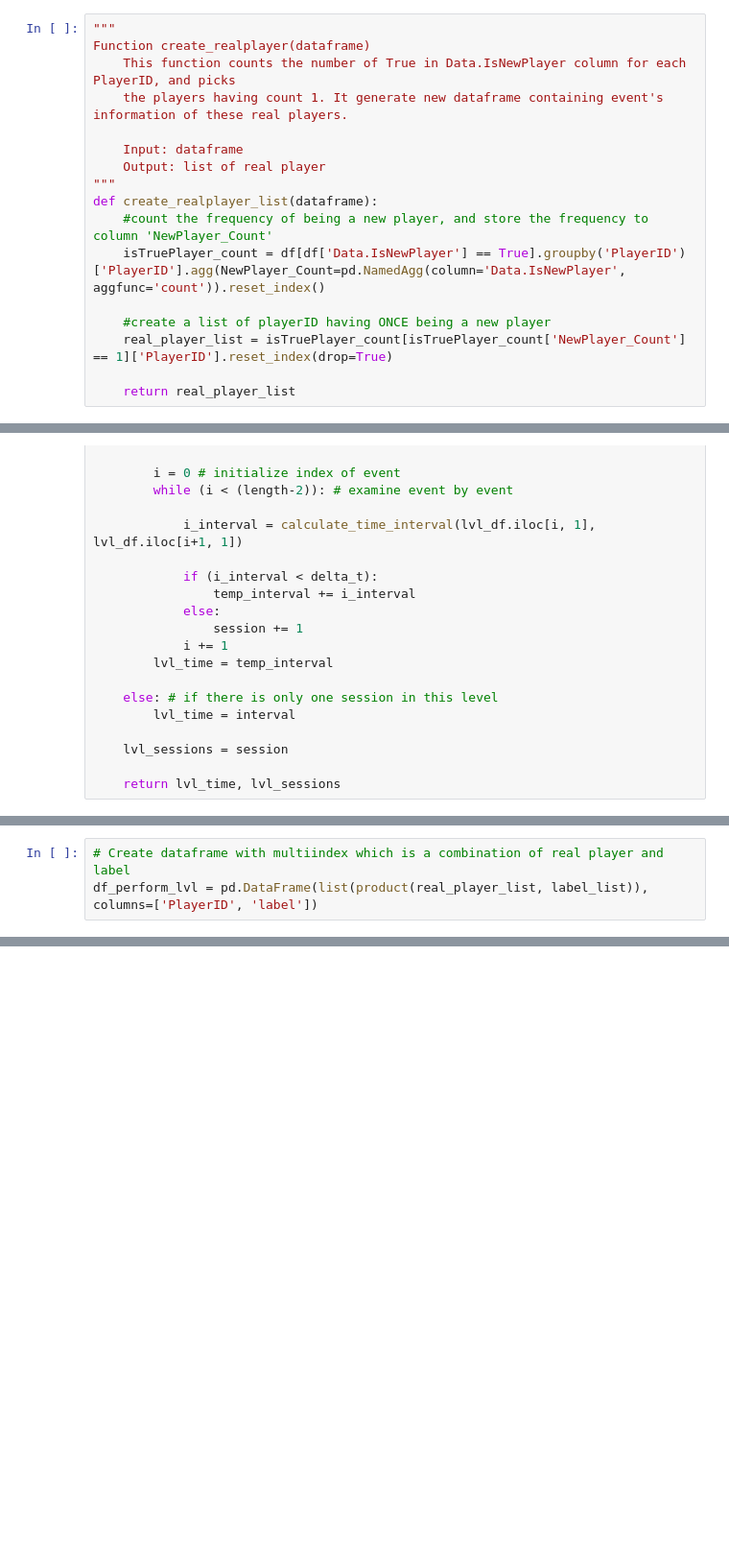
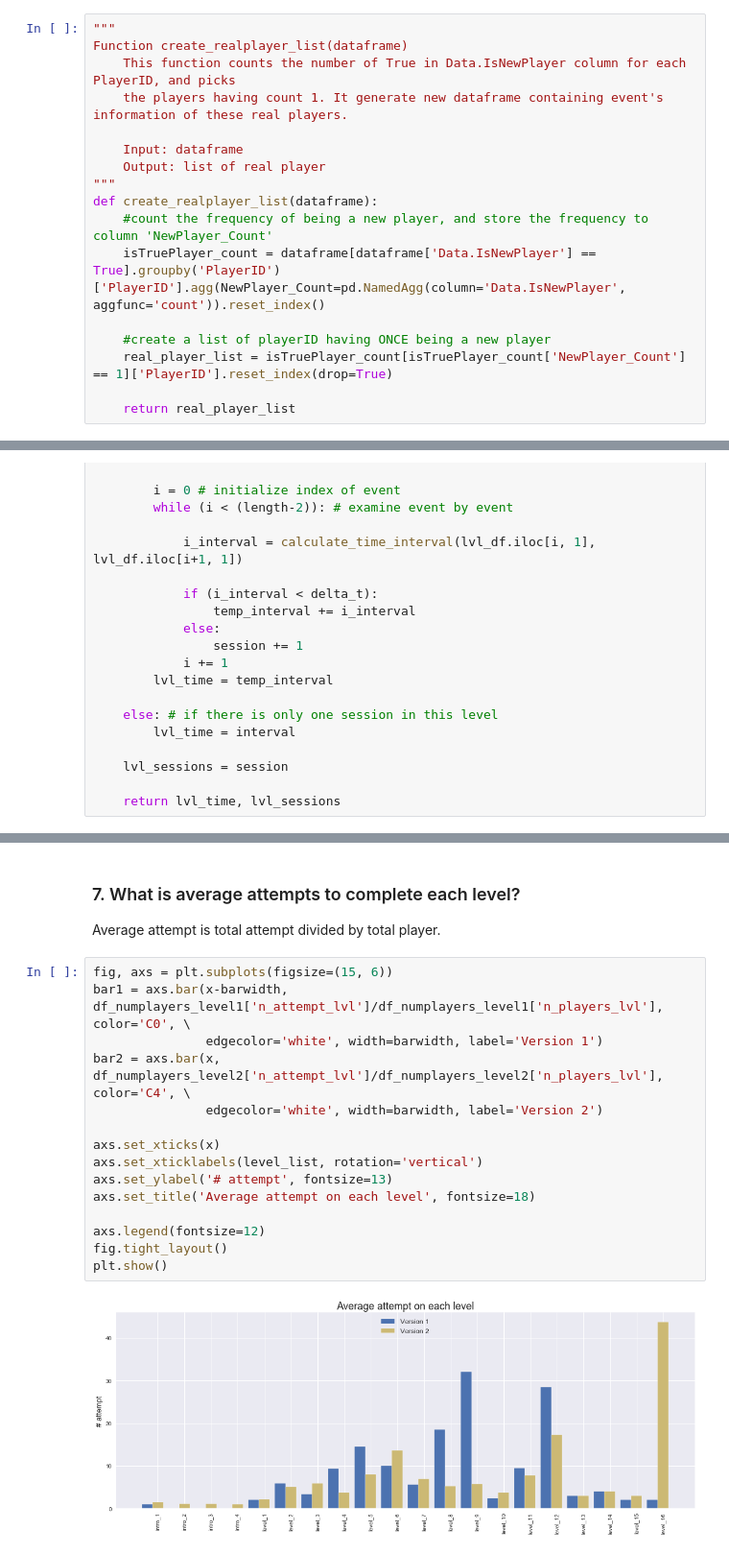
Before and after one commit to lsidharta/Plushie-Defence-Analysis, a Jupyter notebook: Plushie-Defence-Analysis/src/PlushieAnalysis.ipynb, the cells around one changed output, grey strips where cells are left out. Shown: that part at 96% size. Cells and saved outputs as stored; diff of their text form; blank space fills up the shorter version.

```diff
--- a/Plushie-Defence-Analysis/src/PlushieAnalysis.ipynb
+++ b/Plushie-Defence-Analysis/src/PlushieAnalysis.ipynb
@@ -192,6 +237,6 @@ The whole number of unique players in this game: 70
 # %%
 """
-Function create_realplayer(dataframe)
+Function create_realplayer_list(dataframe)
     This function counts the number of True in Data.IsNewPlayer column for each PlayerID, and picks
     the players having count 1. It generate new dataframe containing event's information of these real players.
 
@@ -200,7 +245,7 @@ Function create_realplayer(dataframe)
 """
 def create_realplayer_list(dataframe):
     #count the frequency of being a new player, and store the frequency to column 'NewPlayer_Count'
-    isTruePlayer_count = df[df['Data.IsNewPlayer'] == True].groupby('PlayerID')['PlayerID'].agg(NewPlayer_Count=pd.NamedAgg(column='Data.IsNewPlayer', aggfunc='count')).reset_index()
+    isTruePlayer_count = dataframe[dataframe['Data.IsNewPlayer'] == True].groupby('PlayerID')['PlayerID'].agg(NewPlayer_Count=pd.NamedAgg(column='Data.IsNewPlayer', aggfunc='count')).reset_index()
 
     #create a list of playerID having ONCE being a new player
     real_player_list = isTruePlayer_count[isTruePlayer_count['NewPlayer_Count'] == 1]['PlayerID'].reset_index(drop=True)
@@ -398,3 +302,0 @@ def calculate_performance_total(df1, df2, startdate, enddate, delta_t):
-# %%
-# Create dataframe with multiindex which is a combination of real player and label
-df_perform_lvl = pd.DataFrame(list(product(real_player_list, label_list)), columns=['PlayerID', 'label'])
@@ -701,0 +592,20 @@ display(df_droppedoff_20_attempt)
+# %% [markdown]
+<h3>7. What is average attempts to complete each level?</h3>
+<p>Average attempt is total attempt divided by total player.</p>
+# %%
+fig, axs = plt.subplots(figsize=(15, 6))
+bar1 = axs.bar(x-barwidth, df_numplayers_level1['n_attempt_lvl']/df_numplayers_level1['n_players_lvl'], color='C0', \
+               edgecolor='white', width=barwidth, label='Version 1')
+bar2 = axs.bar(x, df_numplayers_level2['n_attempt_lvl']/df_numplayers_level2['n_players_lvl'], color='C4', \
+               edgecolor='white', width=barwidth, label='Version 2')
+
+axs.set_xticks(x)
+axs.set_xticklabels(level_list, rotation='vertical')
+axs.set_ylabel('# attempt', fontsize=13)
+axs.set_title('Average attempt on each level', fontsize=18)
+
+axs.legend(fontsize=12)
+fig.tight_layout()
+plt.show()
+# %% [output]
+[figure, added]
```
Also changed, not shown: parts of 87 cells of this notebook.
